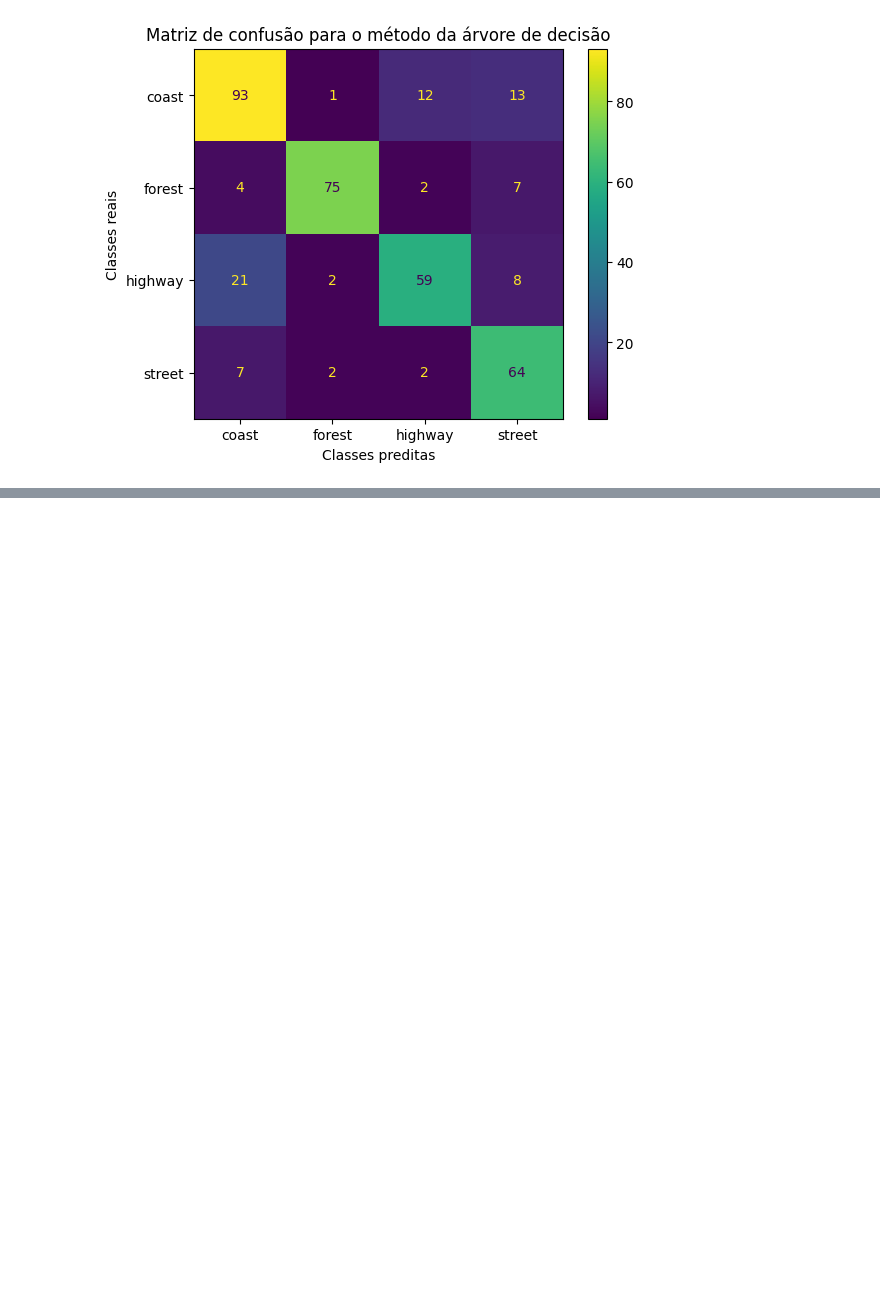
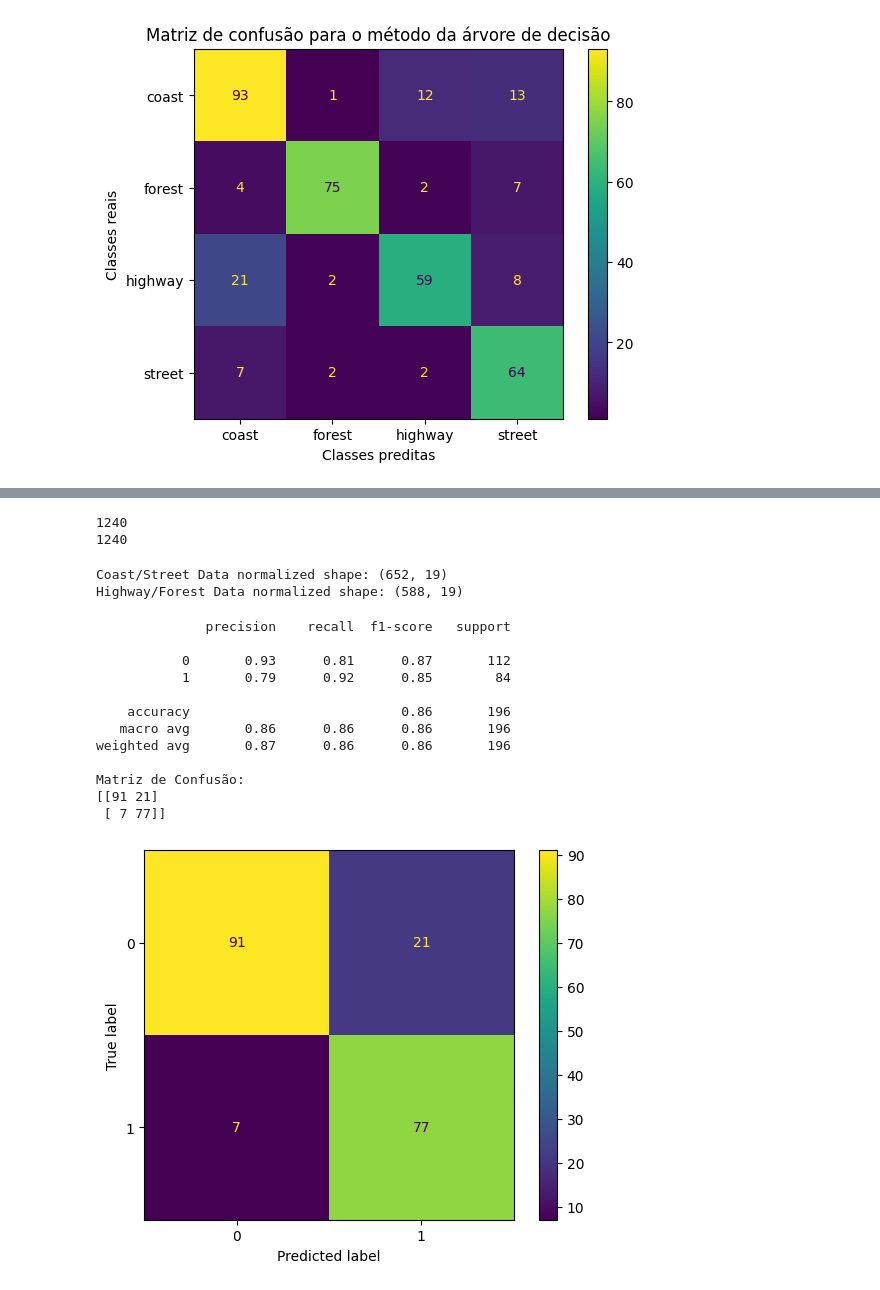
Before and after one commit to callme-ph/MA, a Jupyter notebook: Tarefa_3.ipynb, the cells around one changed output, grey strips where cells are left out. Drawn from its saved outputs; the diff is of its cells as text; code cells hidden in the pictures; blank space fills up the shorter version.

```diff
--- a/Tarefa_3.ipynb
+++ b/Tarefa_3.ipynb
@@ -452,0 +485,70 @@ plt.show()
+# %%
+print(coast_street_data.shape[0] + highway_forest_data.shape[0])
+print(len(data))
+# %% [output]
+1240
+1240
+# %%
+from sklearn.preprocessing import MinMaxScaler
+
+# Inicializar o scaler
+scaler = MinMaxScaler()
+
+# Ajustar e transformar os dados
+coast_street_data_normalized = scaler.fit_transform(coast_street_data)
+highway_forest_data_normalized = scaler.fit_transform(highway_forest_data)
+
+print("Coast/Street Data normalized shape:", coast_street_data_normalized.shape)
+print("Highway/Forest Data normalized shape:", highway_forest_data_normalized.shape)
+# %% [output]
+Coast/Street Data normalized shape: (652, 19)
+Highway/Forest Data normalized shape: (588, 19)
+# %%
+# Normalize the data
+coast_street_data_normalized = np.where(coast_street_data_normalized < 0.5, 0, 1)
+highway_forest_data_normalized = np.where(highway_forest_data_normalized < 0.5, 0, 1)
+# %%
+# Normalize coast_street_labels
+coast_street_labels = np.where(coast_street_labels == 'coast', 0, 1)
+
+# Normalize highway_forest_labels
+highway_forest_labels = np.where(highway_forest_labels == 'highway', 0, 1)
+# %%
+# Dividir os dados coast_street em treino e teste
+(train_data, test_data, train_labels, test_labels) = train_test_split(
+    coast_street_data_normalized, coast_street_labels, test_size=0.3, random_state=42
+)
+
+# Inicializar e treinar o modelo BernoulliNB
+bnb_model = BernoulliNB()
+bnb_model.fit(train_data, train_labels)
+
+# Fazer previsões no conjunto de teste
+predictions = bnb_model.predict(test_data)
+
+# Avaliar o modelo
+print(classification_report(test_labels, predictions))
+
+# Calcular e exibir a matriz de confusão
+cm_cs = confusion_matrix(test_labels, predictions)
+print("Matriz de Confusão:")
+print(cm_cs)
+
+# Exibir a matriz de confusão como uma imagem (opcional)
+cmd = ConfusionMatrixDisplay(confusion_matrix=cm_cs, display_labels=bnb_model.classes_)
+cmd.plot()
+plt.show()
+# %% [output]
+              precision    recall  f1-score   support
+
+           0       0.93      0.81      0.87       112
+           1       0.79      0.92      0.85        84
+
+    accuracy                           0.86       196
+   macro avg       0.86      0.86      0.86       196
+weighted avg       0.87      0.86      0.86       196
+
+Matriz de Confusão:
+[[91 21]
+ [ 7 77]]
+[figure, added]
```
Also changed, not shown: parts of 6 cells of this notebook.
